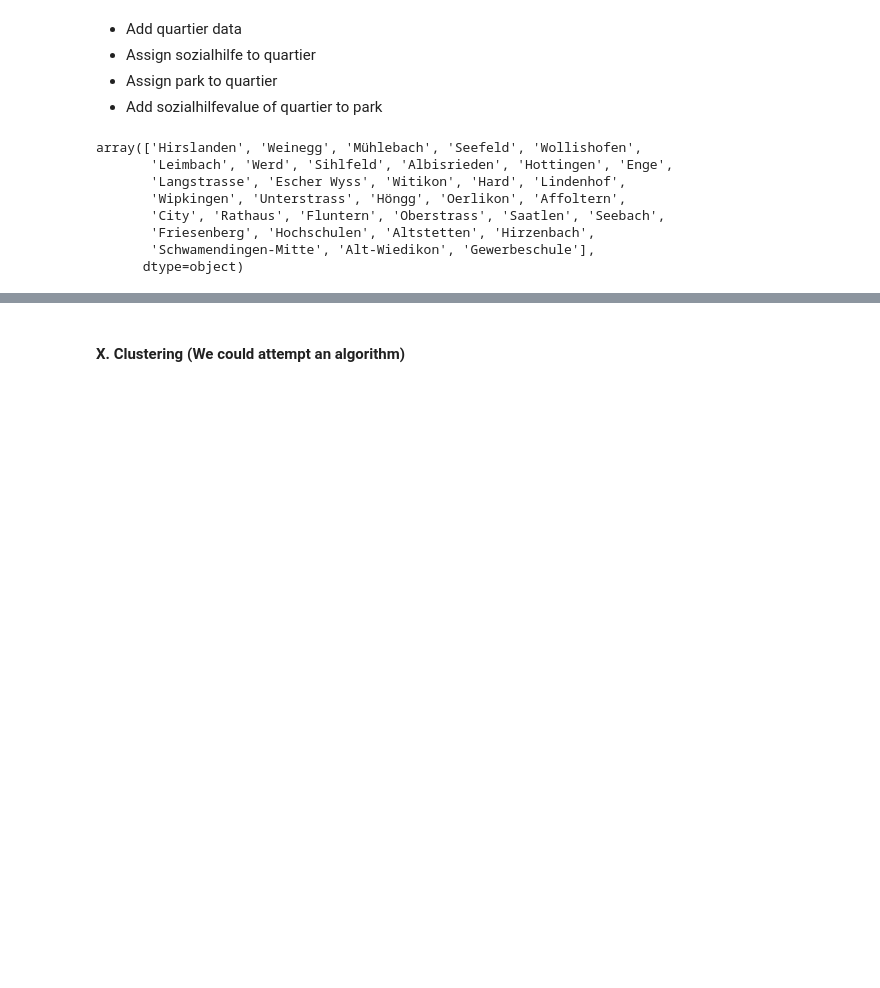
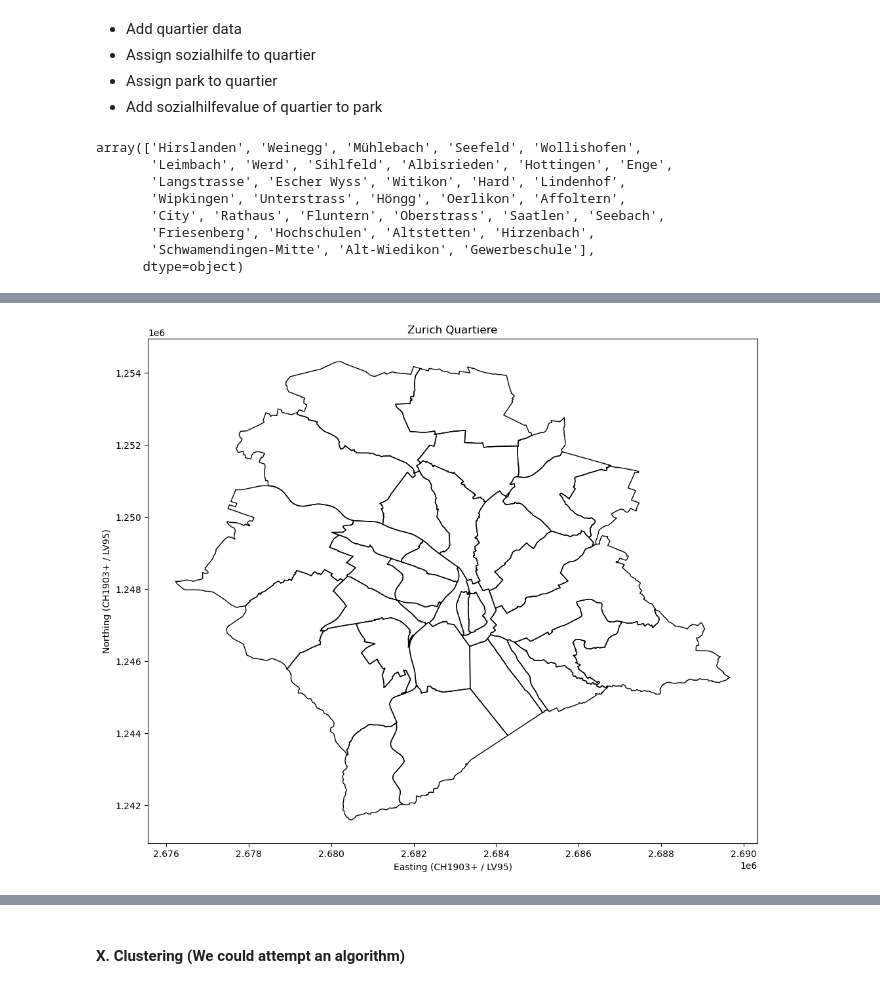
Before and after one commit to dtakov2/geo877, a Jupyter notebook: GEO-877-Main.ipynb, the cells around one changed output, grey strips where cells are left out. Saved outputs shown, nothing was run; the diff lists cells and outputs as text; code cells hidden in the pictures; blank space fills up the shorter version.

```diff
--- a/GEO-877-Main.ipynb
+++ b/GEO-877-Main.ipynb
@@ -1108,0 +1105,11 @@ array(['Hirslanden', 'Weinegg', 'Mühlebach', 'Seefeld', 'Wollishofen',
+# %%
+from shapely import wkt
+
+# Convert WKT strings to Shapely Polygon objects if not already done
+quartiere['geometry'] = quartiere['geometry'].apply(lambda g: wkt.loads(g) if isinstance(g, str) else g)
+
+# Convert the 'geometry' column (Shapely Polygon) to a list of (x, y) tuples for each row
+quartiere['geometry_tuples'] = quartiere['geometry'].apply(lambda geom: list(geom.exterior.coords) if geom else [])
+
+# Display the first few rows to verify
+print(quartiere[['qname', 'geometry_tuples']].head())
@@ -1108,0 +1123,13 @@ array(['Hirslanden', 'Weinegg', 'Mühlebach', 'Seefeld', 'Wollishofen',
+# %%
+# calculating area for each polygon using geospatial
+
+from geospatial import Polygon  # Already imported in previous cells
+
+def calculate_quartier_area(row):
+    poly = Polygon(data=row['geometry_tuples'], xcol=0, ycol=1)
+    return poly.area()
+
+quartiere['quartier_area'] = quartiere.apply(calculate_quartier_area, axis=1)
+
+# Display quartier name and calculated area
+print(quartiere[['qname', 'quartier_area']])
@@ -1108,0 +1154,18 @@ array(['Hirslanden', 'Weinegg', 'Mühlebach', 'Seefeld', 'Wollishofen',
+# %%
+#plotting quartiere using the geometry tuples
+import matplotlib.pyplot as plt
+
+fig, ax = plt.subplots(figsize=(12, 10))
+
+for _, row in quartiere.iterrows():
+    coords = row['geometry_tuples']
+    if coords:
+        xs, ys = zip(*coords)
+        ax.plot(xs, ys, color='black', linewidth=1)
+
+ax.set_title("Zurich Quartiere")
+ax.set_xlabel("Easting (CH1903+ / LV95)")
+ax.set_ylabel("Northing (CH1903+ / LV95)")
+plt.show()
+# %% [output]
+[figure, added]
```
Also changed, not shown: parts of 18 cells of this notebook.
